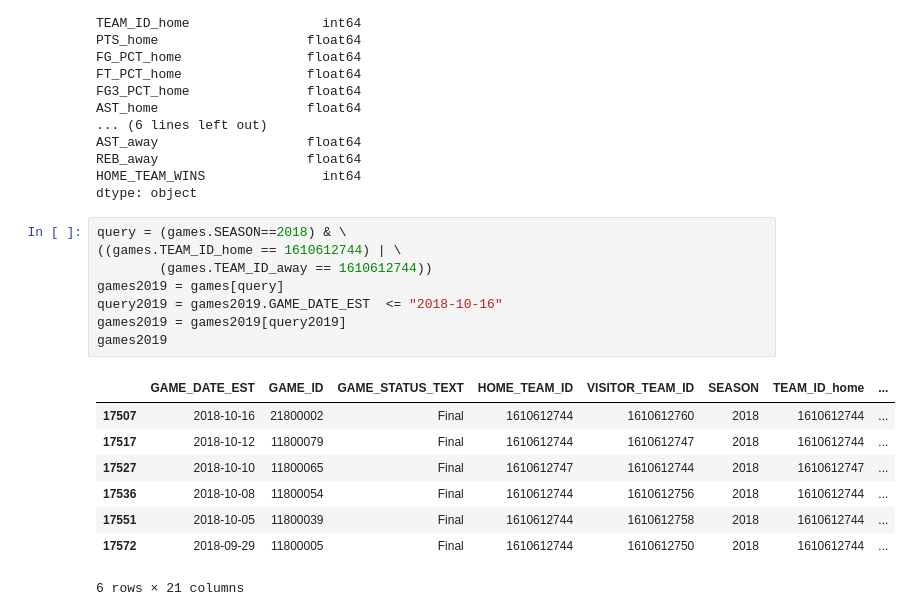
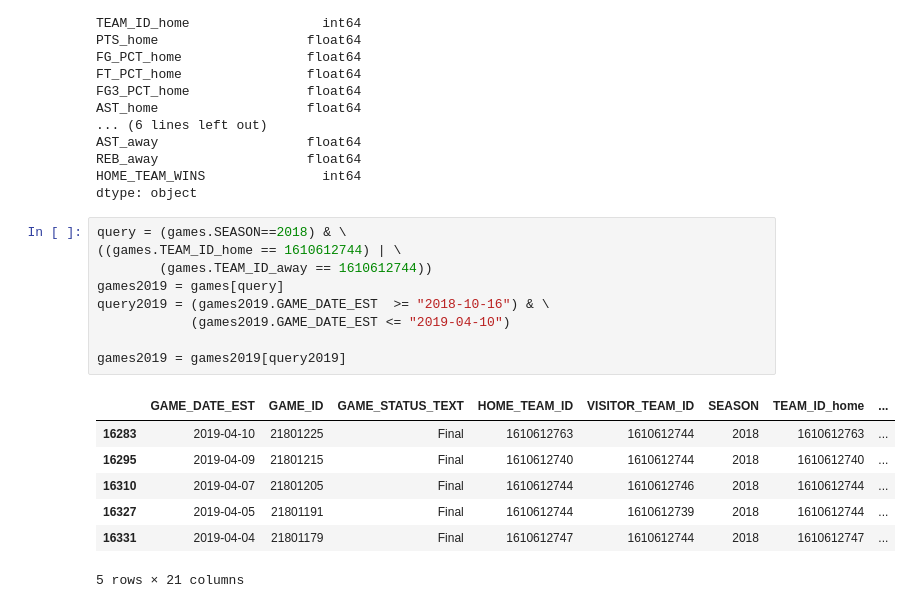
Before and after one commit to ncalderon/nba-predictor, a Jupyter notebook: nba-predictor.ipynb, the cells around one changed output. Drawn from its saved outputs; the diff is of its cells as text.

```diff
--- a/nba-predictor.ipynb
+++ b/nba-predictor.ipynb
@@ -50,17 +68,17 @@ dtype: object
 # %%
 query = (games.SEASON==2018) & \
 ((games.TEAM_ID_home == 1610612744) | \
         (games.TEAM_ID_away == 1610612744))
 games2019 = games[query]
-query2019 = games2019.GAME_DATE_EST  <= "2018-10-16"
+query2019 = (games2019.GAME_DATE_EST  >= "2018-10-16") & \
+            (games2019.GAME_DATE_EST <= "2019-04-10")
+
 games2019 = games2019[query2019]
-games2019
 # %% [output]
 |  | GAME_DATE_EST | GAME_ID | GAME_STATUS_TEXT | HOME_TEAM_ID | VISITOR_TEAM_ID | SEASON | TEAM_ID_home | ... |
-| 17507 | 2018-10-16 | 21800002 | Final | 1610612744 | 1610612760 | 2018 | 1610612744 | ... |
-| 17517 | 2018-10-12 | 11800079 | Final | 1610612744 | 1610612747 | 2018 | 1610612744 | ... |
-| 17527 | 2018-10-10 | 11800065 | Final | 1610612747 | 1610612744 | 2018 | 1610612747 | ... |
-| 17536 | 2018-10-08 | 11800054 | Final | 1610612744 | 1610612756 | 2018 | 1610612744 | ... |
-| 17551 | 2018-10-05 | 11800039 | Final | 1610612744 | 1610612758 | 2018 | 1610612744 | ... |
-| 17572 | 2018-09-29 | 11800005 | Final | 1610612744 | 1610612750 | 2018 | 1610612744 | ... |
+| 16283 | 2019-04-10 | 21801225 | Final | 1610612763 | 1610612744 | 2018 | 1610612763 | ... |
+| 16295 | 2019-04-09 | 21801215 | Final | 1610612740 | 1610612744 | 2018 | 1610612740 | ... |
+| 16310 | 2019-04-07 | 21801205 | Final | 1610612744 | 1610612746 | 2018 | 1610612744 | ... |
+| 16327 | 2019-04-05 | 21801191 | Final | 1610612744 | 1610612739 | 2018 | 1610612744 | ... |
+| 16331 | 2019-04-04 | 21801179 | Final | 1610612747 | 1610612744 | 2018 | 1610612747 | ... |
-6 rows × 21 columns
+5 rows × 21 columns
```
Also changed, not shown: parts of 6 cells of this notebook, 1 other file.
